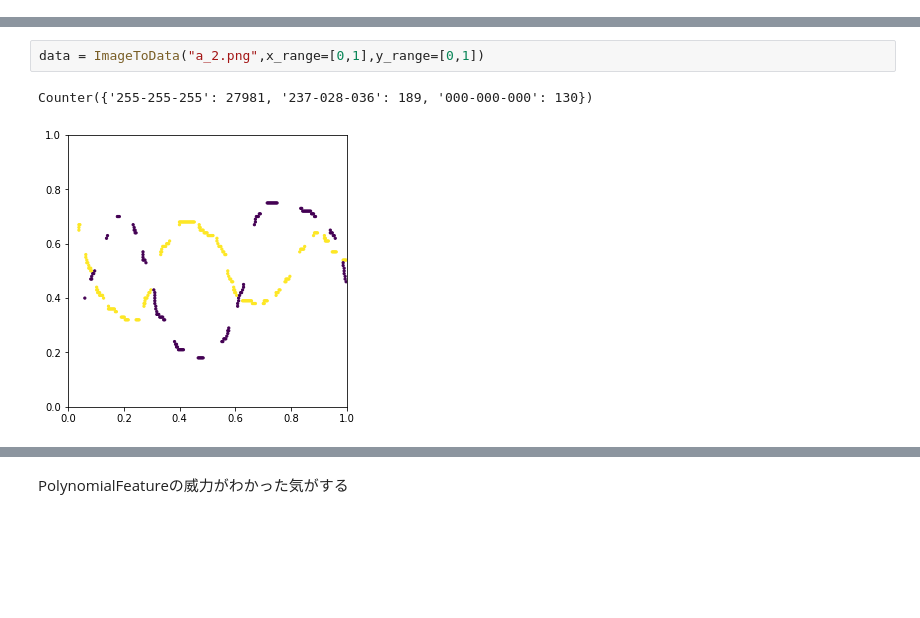
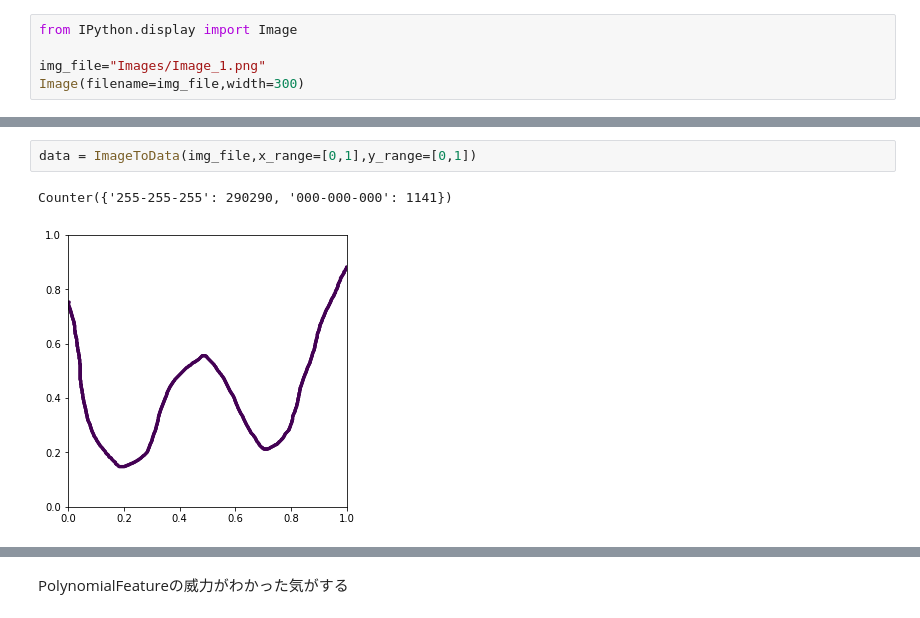
Before and after one commit to hayashikenta/ML, a Jupyter notebook: ImageToData/画像から.ipynb, the cells around one changed output, grey strips where cells are left out. Cells and saved outputs as stored; diff of their text form; blank space fills up the shorter version.

```diff
--- a/ImageToData/画像から.ipynb
+++ b/ImageToData/画像から.ipynb
@@ -110,0 +6,5 @@ def ImageToData(filename,flip_up_side_down=True,
+# %%
+from IPython.display import Image
+
+img_file="Images/Image_1.png"
+Image(filename=img_file,width=300)
@@ -111,5 +13,5 @@ def ImageToData(filename,flip_up_side_down=True,
 # %%
-data = ImageToData("a_2.png",x_range=[0,1],y_range=[0,1])
+data = ImageToData(img_file,x_range=[0,1],y_range=[0,1])
 # %% [output]
-Counter({'255-255-255': 27981, '237-028-036': 189, '000-000-000': 130})
+Counter({'255-255-255': 290290, '000-000-000': 1141})
-[figure, old version]
+[figure, new version]
```
Also changed, not shown: parts of 10 cells of this notebook, 1 other file.
